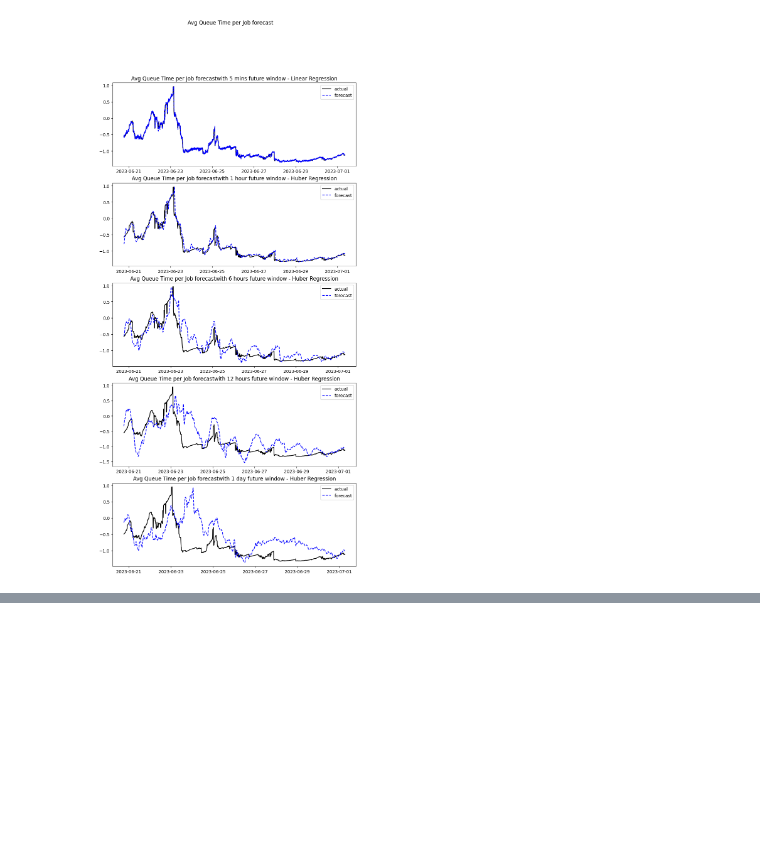
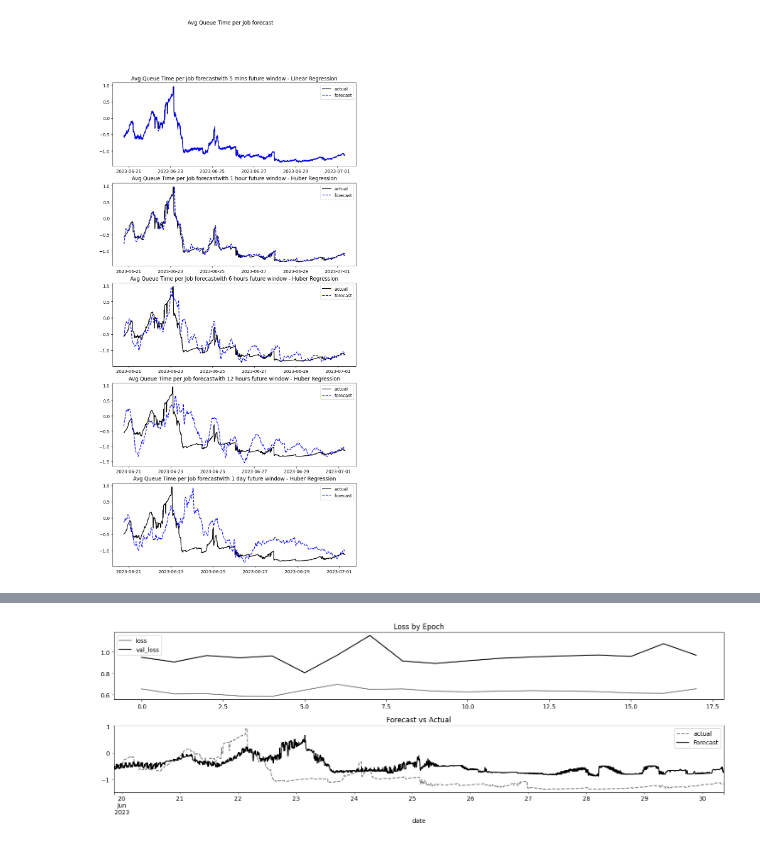
Before and after one commit to ari-apc-lab/croupier, a Jupyter notebook: forecast/forecasting/forecasting.ipynb, the cells around one changed output, grey strips where cells are left out. Saved outputs shown, nothing was run; the diff lists cells and outputs as text; code cells hidden in the pictures; blank space fills up the shorter version.

```diff
--- a/forecast/forecasting/forecasting.ipynb
+++ b/forecast/forecasting/forecasting.ipynb
@@ -1080,0 +1473,25 @@ grid_plot_results(one_future_step_results, test_scaled_df, 'Avg Queue Time per J
+# %%
+an_hour_period = 12
+a_six_hours_period = an_hour_period * 6
+a_half_day_period = an_hour_period * 12
+a_day_period = an_hour_period*24
+a_week_period = 7 * a_day_period
+future_window = a_day_period
+past_window = a_week_period
+
+# Sliding window with one future step forecast
+df_one_future_step_forecast = one_step_future_forecast(dataset['avg_queue_time_per_job'], past_window, future_window)
+
+scaler = StandardizeDL(df_one_future_step_forecast)
+train_df, test_df, val_df = scaler.fit_transform()
+
+(y_train, y_val, y_test,
+ x_train, x_val, x_test) = features_target_ts(train_df, val_df, test_df)
+x_test_inverse_scaled = scaler.inverse_y(x_test)
+y_test_inverse_scaled = scaler.inverse_y(y_test)
+evaluation = {}
+# %%
+tf.keras.backend.clear_session()
+model_a_simpleRNN = create_SimpleRNN_model(train=x_train, units=32)
+# %%
+history_a_simpleRNN = train_model_ts(model_a_simpleRNN, x_train, y_train, x_val, y_val)
@@ -1080,0 +1521,3 @@ grid_plot_results(one_future_step_results, test_scaled_df, 'Avg Queue Time per J
+# %%
+plot_forecast(model_a_simpleRNN, x_test, y_test, test_df.index, history_a_simpleRNN)
+# %% [output]
@@ -1080,0 +1525 @@ grid_plot_results(one_future_step_results, test_scaled_df, 'Avg Queue Time per J
+[figure, added]
```
Also changed, not shown: parts of 16 cells of this notebook.
